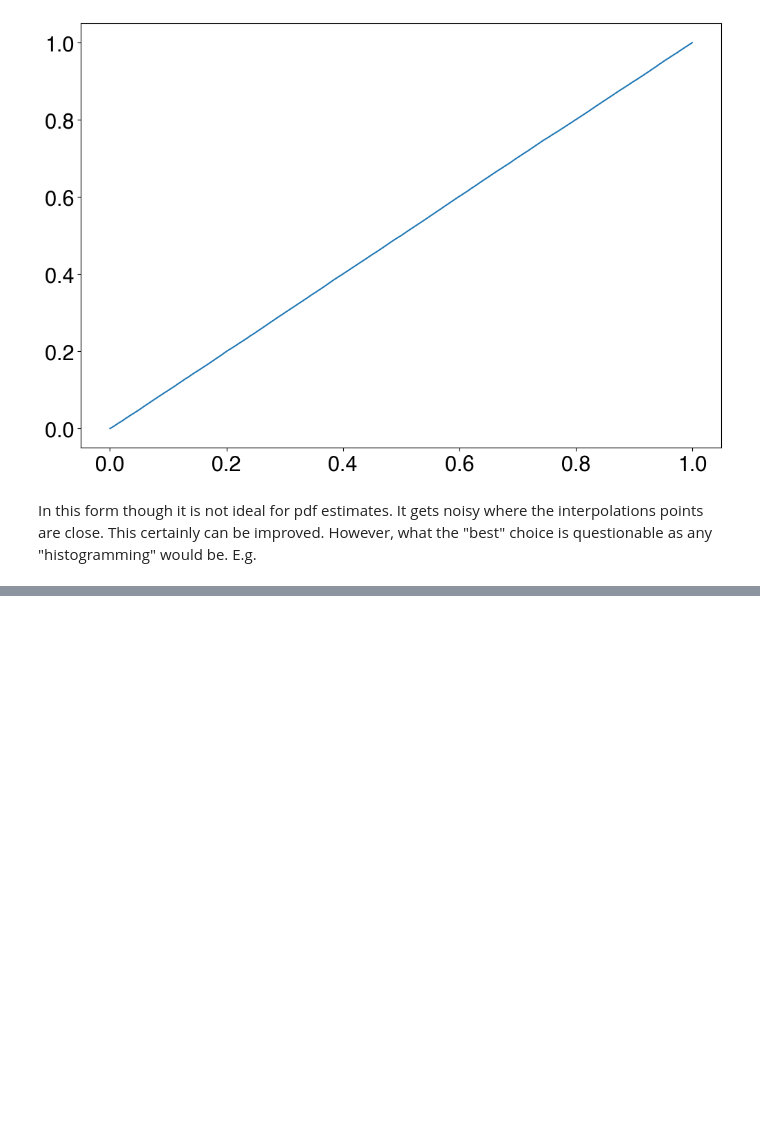
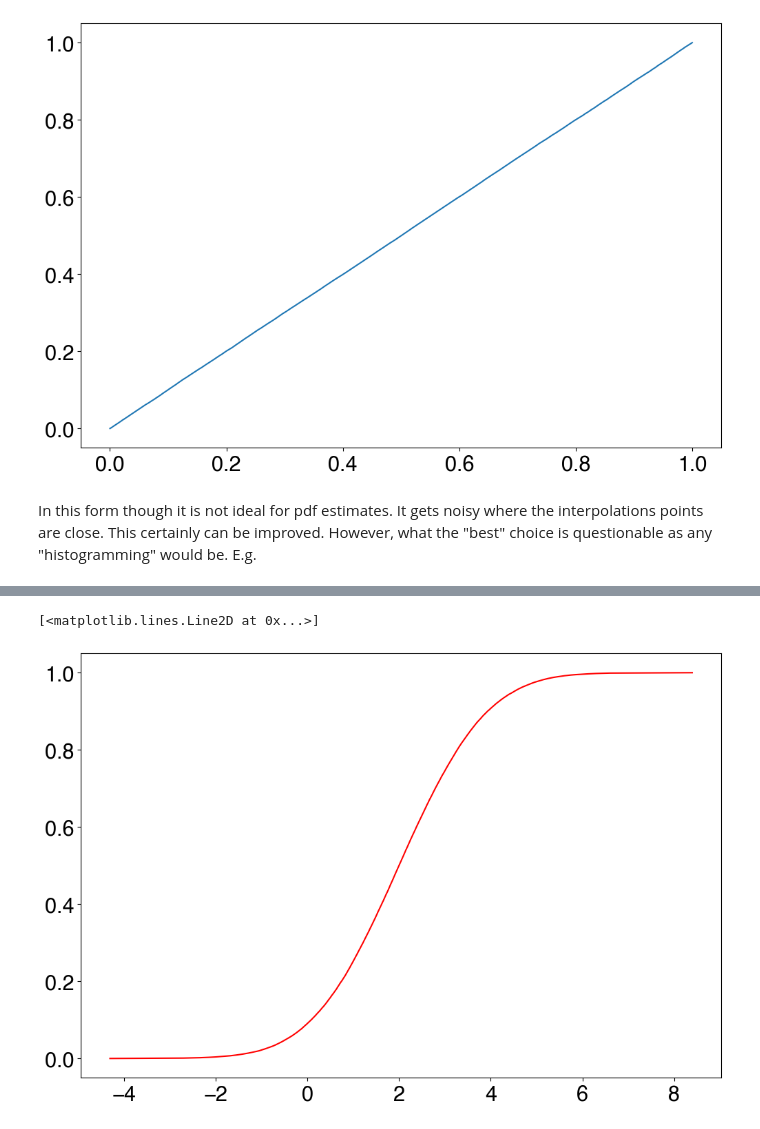
Before and after one commit to yipihey/SEDist, a Jupyter notebook: docs/SimpleStatsHack.ipynb, the cells around one changed output, grey strips where cells are left out. Drawn from its saved outputs; the diff is of its cells as text; code cells hidden in the pictures; blank space fills up the shorter version.

Commit message:
Add examples of how to use convenience plotting functions

```diff
--- a/docs/SimpleStatsHack.ipynb
+++ b/docs/SimpleStatsHack.ipynb
@@ -185,0 +189,5 @@ plt.plot(uSE.f.x, uSE.pdf(uSE.f.x));
+# %%
+SEdist.plotcdf(color="red")
+# %% [output]
+[<matplotlib.lines.Line2D at 0x...>]
+[figure, added]
```
Also changed, not shown: parts of 17 cells of this notebook.
